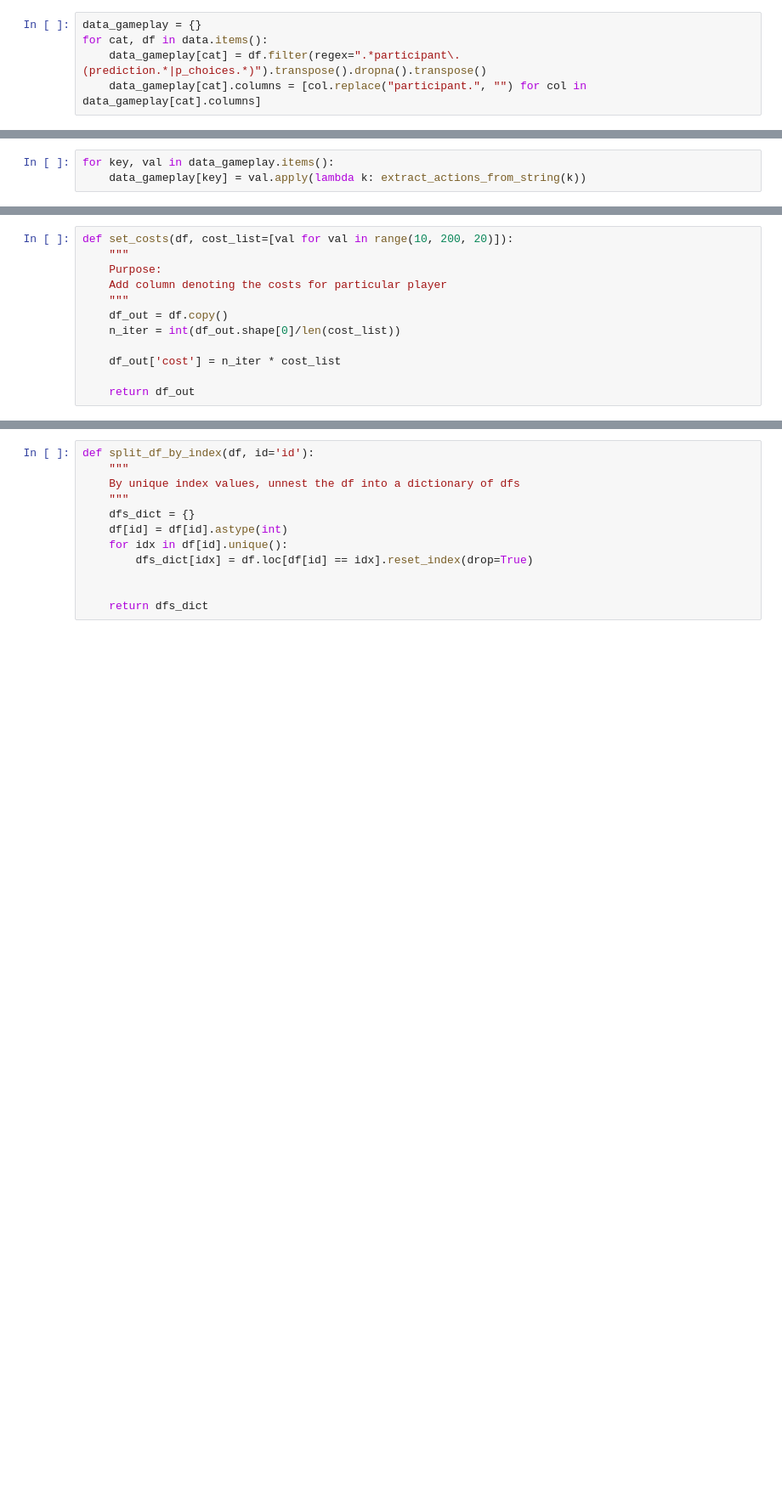
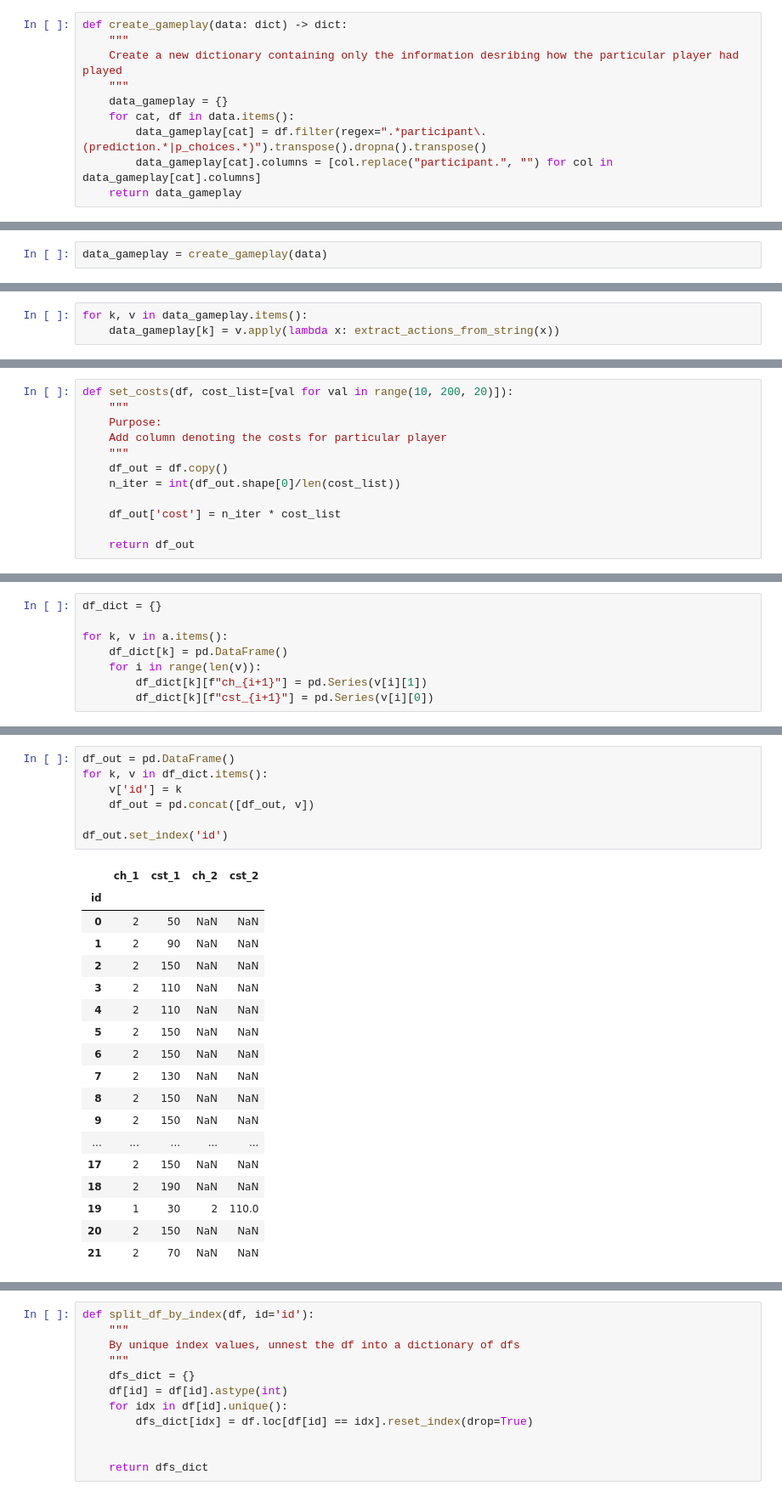
Before and after one commit to VondracekS/thesis_cheap_talk_experiment, a Jupyter notebook: workflow_scripts/data_wrangling.ipynb, the cells around one changed output, grey strips where cells are left out. Shown: that part at 85% size. Cells and saved outputs as stored; diff of their text form; blank space fills up the shorter version.

```diff
--- a/workflow_scripts/data_wrangling.ipynb
+++ b/workflow_scripts/data_wrangling.ipynb
@@ -126,5 +126,10 @@ data['treatment'].transpose()
 # %%
-data_gameplay = {}
-for cat, df in data.items():
-    data_gameplay[cat] = df.filter(regex=".*participant\.(prediction.*|p_choices.*)").transpose().dropna().transpose()
-    data_gameplay[cat].columns = [col.replace("participant.", "") for col in data_gameplay[cat].columns]
+def create_gameplay(data: dict) -> dict:
+    """
+    Create a new dictionary containing only the information desribing how the particular player had played
+    """
+    data_gameplay = {}
+    for cat, df in data.items():
+        data_gameplay[cat] = df.filter(regex=".*participant\.(prediction.*|p_choices.*)").transpose().dropna().transpose()
+        data_gameplay[cat].columns = [col.replace("participant.", "") for col in data_gameplay[cat].columns]
+    return data_gameplay
@@ -151,2 +136,4 @@ data_gameplay['treatment']
+# %%
+data_gameplay = create_gameplay(data)
 # %% [markdown]
 In this section, I will present the results of our experiment
@@ -169,5 +157,5 @@ def extract_actions_from_string(col):
         i += 1
     return col_out
 # %%
-for key, val in data_gameplay.items():
-    data_gameplay[key] = val.apply(lambda k: extract_actions_from_string(k))
+for k, v in data_gameplay.items():
+    data_gameplay[k] = v.apply(lambda x: extract_actions_from_string(x))
@@ -260,0 +441,8 @@ control_pred
+# %%
+df_dict = {}
+
+for k, v in a.items():
+    df_dict[k] = pd.DataFrame()
+    for i in range(len(v)):
+        df_dict[k][f"ch_{i+1}"] = pd.Series(v[i][1])
+        df_dict[k][f"cst_{i+1}"] = pd.Series(v[i][0])
@@ -260,0 +454,26 @@ control_pred
+# %%
+df_out = pd.DataFrame()
+for k, v in df_dict.items():
+    v['id'] = k
+    df_out = pd.concat([df_out, v])
+
+df_out.set_index('id')
+# %% [output]
+|  | ch_1 | cst_1 | ch_2 | cst_2 |
+| id |  |  |  |  |
+| 0 | 2 | 50 | NaN | NaN |
+| 1 | 2 | 90 | NaN | NaN |
+| 2 | 2 | 150 | NaN | NaN |
+| 3 | 2 | 110 | NaN | NaN |
+| 4 | 2 | 110 | NaN | NaN |
+| 5 | 2 | 150 | NaN | NaN |
+| 6 | 2 | 150 | NaN | NaN |
+| 7 | 2 | 130 | NaN | NaN |
+| 8 | 2 | 150 | NaN | NaN |
+| 9 | 2 | 150 | NaN | NaN |
+| ... | ... | ... | ... | ... |
+| 17 | 2 | 150 | NaN | NaN |
+| 18 | 2 | 190 | NaN | NaN |
+| 19 | 1 | 30 | 2 | 110.0 |
+| 20 | 2 | 150 | NaN | NaN |
+| 21 | 2 | 70 | NaN | NaN |
```
Also changed, not shown: parts of 55 cells of this notebook, 20 other files.
